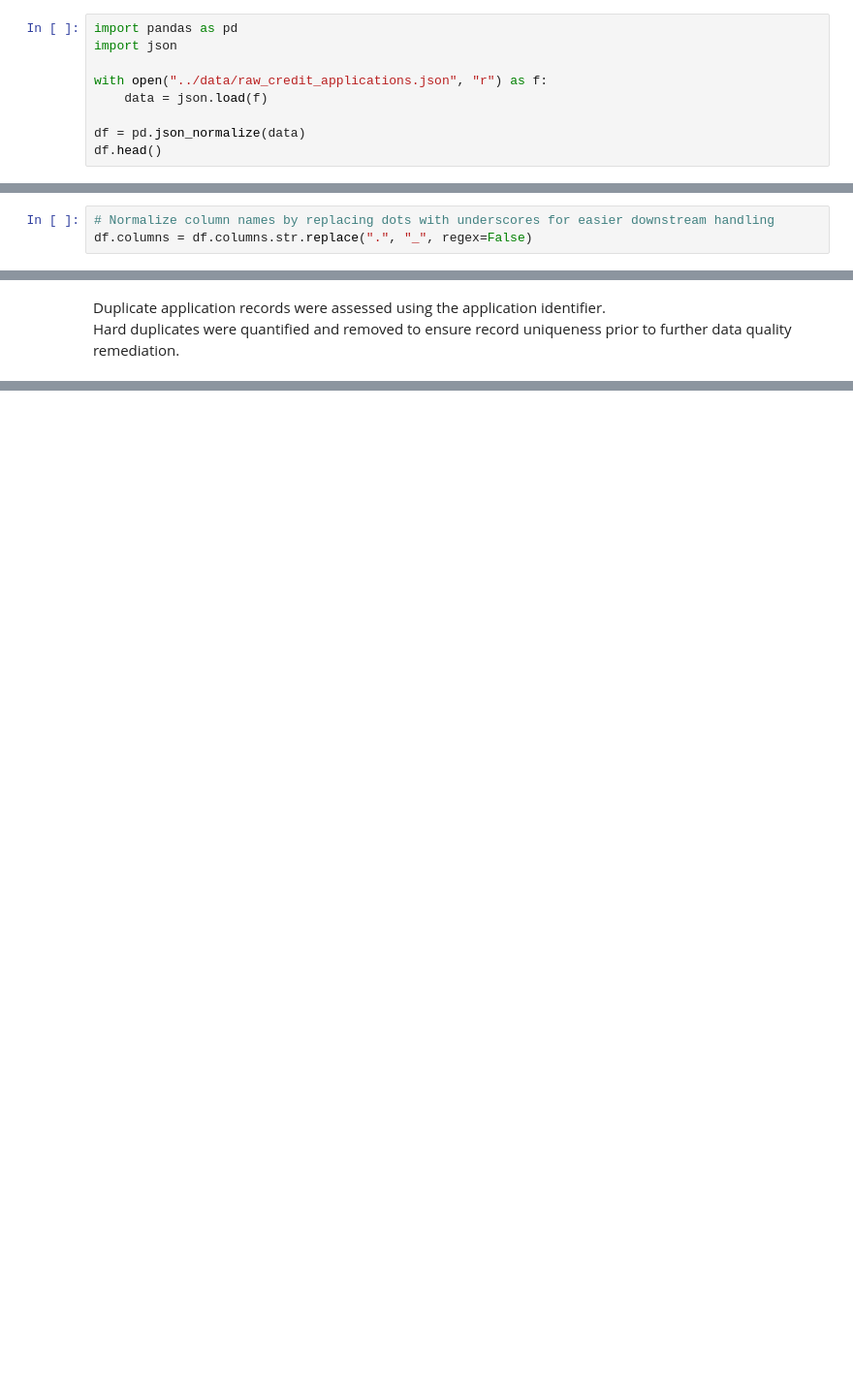
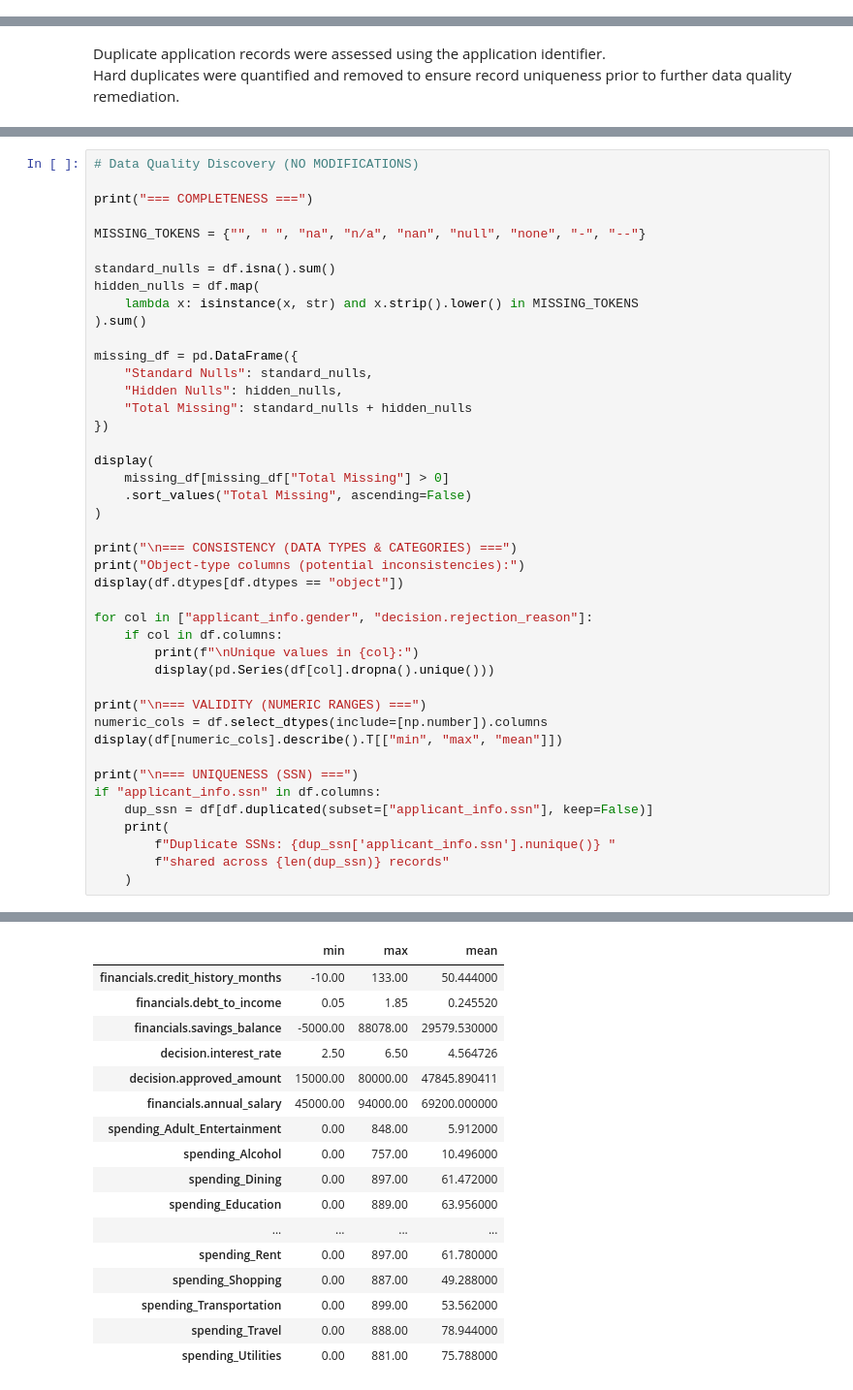
Before and after one commit to dhassunizadeh-ops/dego-project-team-TXC5, a Jupyter notebook: notebooks/01_data_quality.ipynb, the cells around one changed output, grey strips where cells are left out. Shown at 97% size. Drawn from its saved outputs; the diff is of its cells as text; blank space fills up the shorter version.

Commit message:
Finalize data quality notebook and cleaned dataset

```diff
--- a/notebooks/01_data_quality.ipynb
+++ b/notebooks/01_data_quality.ipynb
@@ -22,12 +12,3 @@ Remediation steps were applied based on the nature of each issue and are documen
 ## 1. Data Loading and Initial Inspection
 
 This section loads the raw JSON file, flattens it into a tabular format, and performs basic inspection to understand schema and potential data quality issues.
-# %%
-import pandas as pd
-import json
-
-with open("../data/raw_credit_applications.json", "r") as f:
-    data = json.load(f)
-
-df = pd.json_normalize(data)
-df.head()
@@ -75,6 +48,3 @@ memory usage: 79.1+ KB
 **Initial data inspection** shows a total of 502 application records and 21 attributes.
 Several fields exhibit substantial missingness (e.g., processing_timestamp, loan_purpose, notes), while others are fully populated.
 Data types are heterogeneous, with multiple numeric attributes stored as object types, indicating potential consistency issues to be addressed in subsequent steps.
-# %%
-# Normalize column names by replacing dots with underscores for easier downstream handling
-df.columns = df.columns.str.replace(".", "_", regex=False)
@@ -302,0 +163,44 @@ spend_flat.to_csv("../data/processed/spending_behavior_normalized.csv", index=Fa
+# %%
+# Data Quality Discovery (NO MODIFICATIONS)
+
+print("=== COMPLETENESS ===")
+
+MISSING_TOKENS = {"", " ", "na", "n/a", "nan", "null", "none", "-", "--"}
+
+standard_nulls = df.isna().sum()
+hidden_nulls = df.map(
+    lambda x: isinstance(x, str) and x.strip().lower() in MISSING_TOKENS
+).sum()
+
+missing_df = pd.DataFrame({
+    "Standard Nulls": standard_nulls,
+    "Hidden Nulls": hidden_nulls,
+    "Total Missing": standard_nulls + hidden_nulls
+})
+
+display(
+    missing_df[missing_df["Total Missing"] > 0]
+    .sort_values("Total Missing", ascending=False)
+)
+
+print("\n=== CONSISTENCY (DATA TYPES & CATEGORIES) ===")
+print("Object-type columns (potential inconsistencies):")
+display(df.dtypes[df.dtypes == "object"])
+
+for col in ["applicant_info.gender", "decision.rejection_reason"]:
+    if col in df.columns:
+        print(f"\nUnique values in {col}:")
+        display(pd.Series(df[col].dropna().unique()))
+
+print("\n=== VALIDITY (NUMERIC RANGES) ===")
+numeric_cols = df.select_dtypes(include=[np.number]).columns
+display(df[numeric_cols].describe().T[["min", "max", "mean"]])
+
+print("\n=== UNIQUENESS (SSN) ===")
+if "applicant_info.ssn" in df.columns:
+    dup_ssn = df[df.duplicated(subset=["applicant_info.ssn"], keep=False)]
+    print(
+        f"Duplicate SSNs: {dup_ssn['applicant_info.ssn'].nunique()} "
+        f"shared across {len(dup_ssn)} records"
+    )
+# %% [output]
@@ -302,0 +253,17 @@ spend_flat.to_csv("../data/processed/spending_behavior_normalized.csv", index=Fa
+|  | min | max | mean |
+| financials.credit_history_months | -10.00 | 133.00 | 50.444000 |
+| financials.debt_to_income | 0.05 | 1.85 | 0.245520 |
+| financials.savings_balance | -5000.00 | 88078.00 | 29579.530000 |
+| decision.interest_rate | 2.50 | 6.50 | 4.564726 |
+| decision.approved_amount | 15000.00 | 80000.00 | 47845.890411 |
+| financials.annual_salary | 45000.00 | 94000.00 | 69200.000000 |
+| spending_Adult_Entertainment | 0.00 | 848.00 | 5.912000 |
+| spending_Alcohol | 0.00 | 757.00 | 10.496000 |
+| spending_Dining | 0.00 | 897.00 | 61.472000 |
+| spending_Education | 0.00 | 889.00 | 63.956000 |
+| ... | ... | ... | ... |
+| spending_Rent | 0.00 | 897.00 | 61.780000 |
+| spending_Shopping | 0.00 | 887.00 | 49.288000 |
+| spending_Transportation | 0.00 | 899.00 | 53.562000 |
+| spending_Travel | 0.00 | 888.00 | 78.944000 |
+| spending_Utilities | 0.00 | 881.00 | 75.788000 |
```
Also changed, not shown: parts of 52 cells of this notebook, 3 other files.
